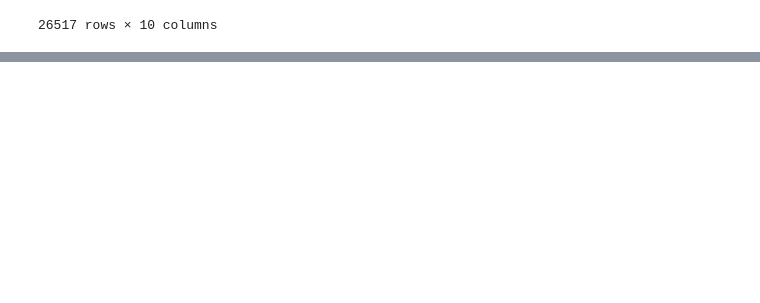
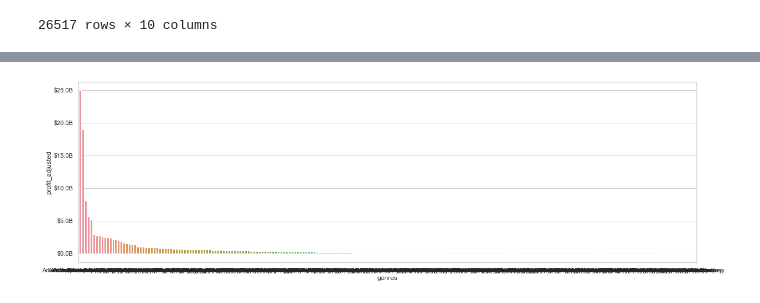
Before and after one commit to SpaceMonkey0453/Phase1_Project, a Jupyter notebook: Jonathan/dsc-phase-1-project-v2-4-master/Jonathan Notebook.ipynb, the cells around one changed output, grey strips where cells are left out. Drawn from its saved outputs; the diff is of its cells as text; code cells hidden in the pictures; blank space fills up the shorter version.

```diff
--- a/Jonathan/dsc-phase-1-project-v2-4-master/Jonathan Notebook.ipynb
+++ b/Jonathan/dsc-phase-1-project-v2-4-master/Jonathan Notebook.ipynb
@@ -43,0 +124,25 @@ movies
+# %%
+movies_gross['release_date_x'] = pd.to_datetime(movies_gross['release_date_x'])
+# %%
+movies_gross['profit_adjusted'] = movies_gross.apply(lambda row: cpi.inflate(row['profit'],row['release_date_x'].year), axis=1)
+# %%
+movies_gross = movies_gross.dropna(subset=['genres'])
+# %%
+movies_gross = movies_gross.explode('genres')
+genre_df = movies_gross.groupby('genres').size().reset_index(name='count')
+
+#add the sum of profit_adjusted for each genre
+genre_df = genre_df.join(movies_gross.groupby('genres')['profit_adjusted'].sum(),on='genres')
+# %%
+genre_df = genre_df.sort_values(by='profit_adjusted',ascending=False)
+fig, ax = plt.subplots(figsize=(20,6))
+sns.barplot(x='genres', y='profit_adjusted', data=genre_df, ax=ax)
+
+def millions(x, pos):
+    'The two args are the value and tick position'
+    return '$%1.1fB' % (x * 1e-9)
+
+formatter = ticker.FuncFormatter(millions)
+ax.yaxis.set_major_formatter(formatter)
+# %% [output]
+[figure, added]
```
Also changed, not shown: parts of 11 cells of this notebook.
